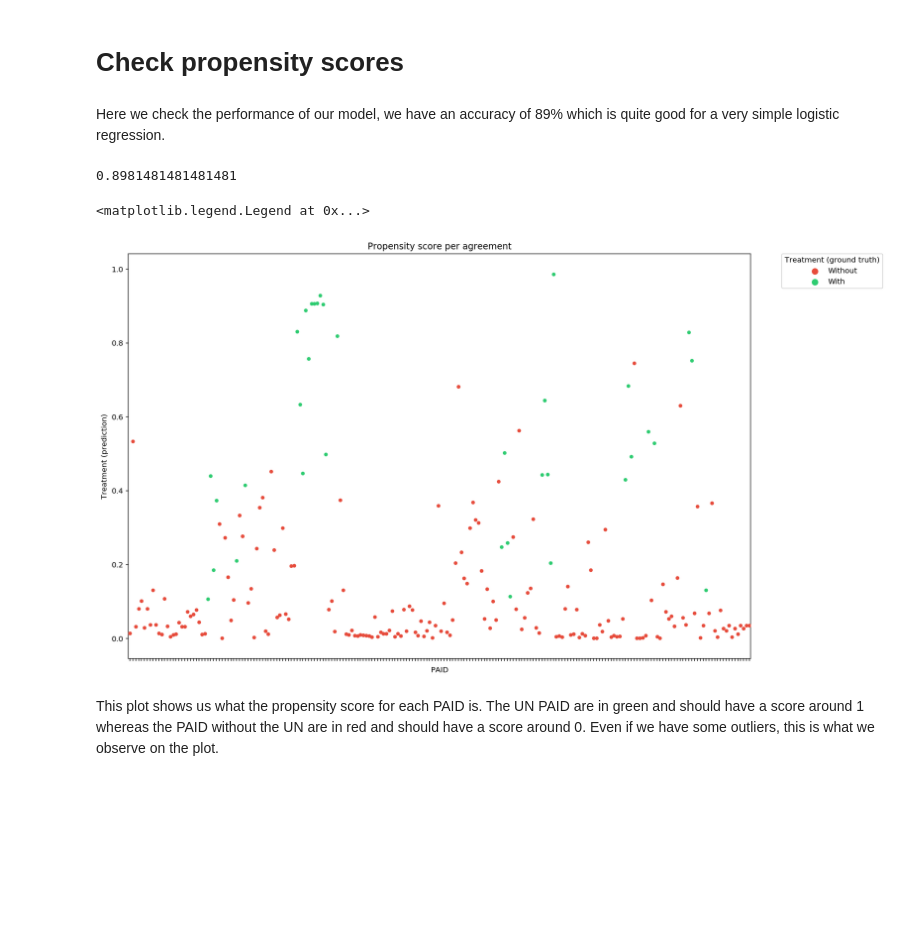
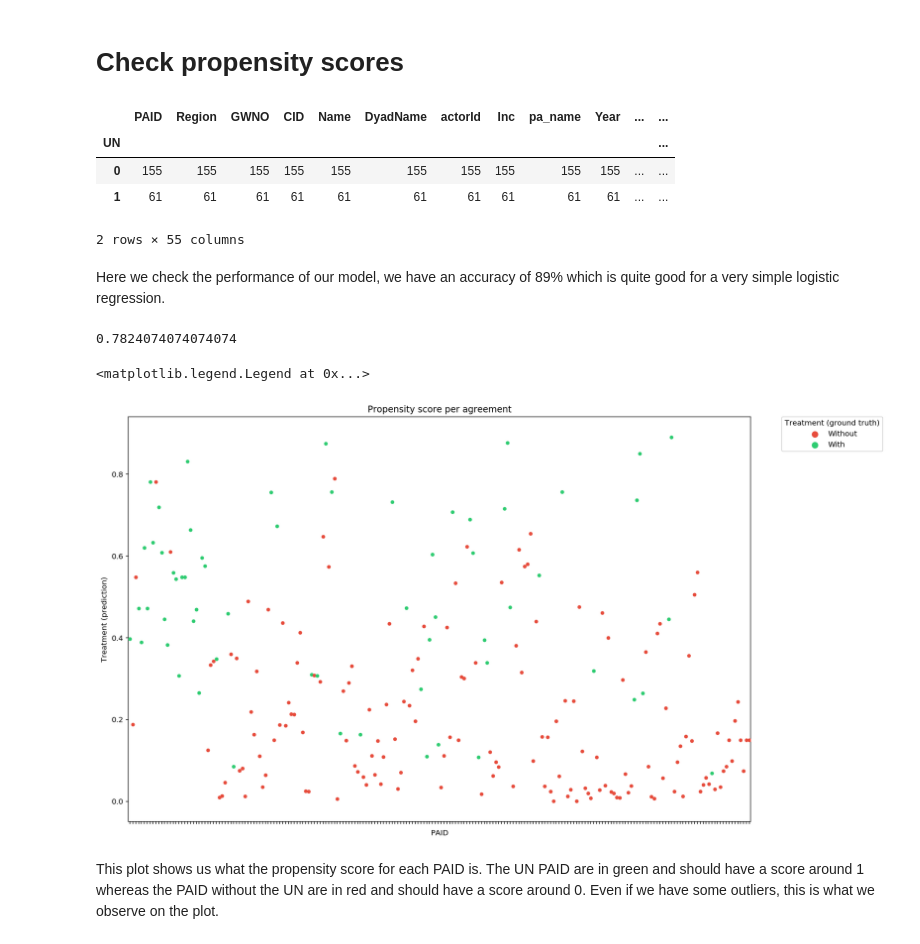
Before and after one commit to rbsteinm/AppliedDataAnalysis, a Jupyter notebook: project/DataExploration.ipynb, the cells around one changed output. Cells and saved outputs as stored; diff of their text form; code cells hidden in the pictures; blank space fills up the shorter version.

```diff
--- a/project/DataExploration.ipynb
+++ b/project/DataExploration.ipynb
@@ -396,10 +396,20 @@ pa.drop(columns=cols, inplace=True)
 # %%
 #some further cleaning
 pa_UN = pa[pa['pa_3rd'].astype(str).str.contains('UN')]
-pa["UN"] = [1 if ele in pa_UN.CID else 0 for ele in pa.CID]
+
+inter = list(set(pa_UN.PAID).intersection(pa.PAID))
+
+pa["UN"] = [1 if ele in inter else 0 for ele in pa.PAID]
 to_be_categorical = ['termdur' , 'noconf11' , 'CoVi01' ,'DyVi05' ]
 for categ in to_be_categorical:
     pa[categ] = pd.Categorical(pa[categ] , pa[categ].unique())
+pa.groupby('UN').count()
+# %% [output]
+|  | PAID | Region | GWNO | CID | Name | DyadName | actorId | Inc | pa_name | Year | ... | ... |
+| UN |  |  |  |  |  |  |  |  |  |  |  | ... |
+| 0 | 155 | 155 | 155 | 155 | 155 | 155 | 155 | 155 | 155 | 155 | ... | ... |
+| 1 | 61 | 61 | 61 | 61 | 61 | 61 | 61 | 61 | 61 | 61 | ... | ... |
+2 rows × 55 columns
 # %%
 import sklearn.linear_model
 import sklearn.preprocessing
@@ -417,7 +427,7 @@ Here we check the performance of our model, we have an accuracy of 89% which is
 #Check the performance of the model
 sum(model.predict(pa_reg) == pa.UN)/len(pa_reg)
 # %% [output]
-0.8981481481481481
+0.7824074074074074
 # %%
 #Scatter plot of the propensity score
 plt.figure(figsize=(15, 10))
@@ -428,7 +438,7 @@ plt.title('Propensity score per agreement')
 plt.legend(bbox_to_anchor=(1.05, 1), loc=2, borderaxespad=0., handles=ax.get_legend_handles_labels()[0], labels=['Without', 'With'], title='Treatment (ground truth)')
 # %% [output]
 <matplotlib.legend.Legend at 0x...>
-[figure, old version]
+[figure, new version]
 # %% [markdown]
 This plot shows us what the propensity score for each PAID is. The UN PAID are in green and should have a score around 1 whereas the PAID without the UN are in red and should have a score around 0. Even if we have some outliers, this is what we observe on the plot.
 # %%
```
Also changed, not shown: parts of 4 cells of this notebook.
